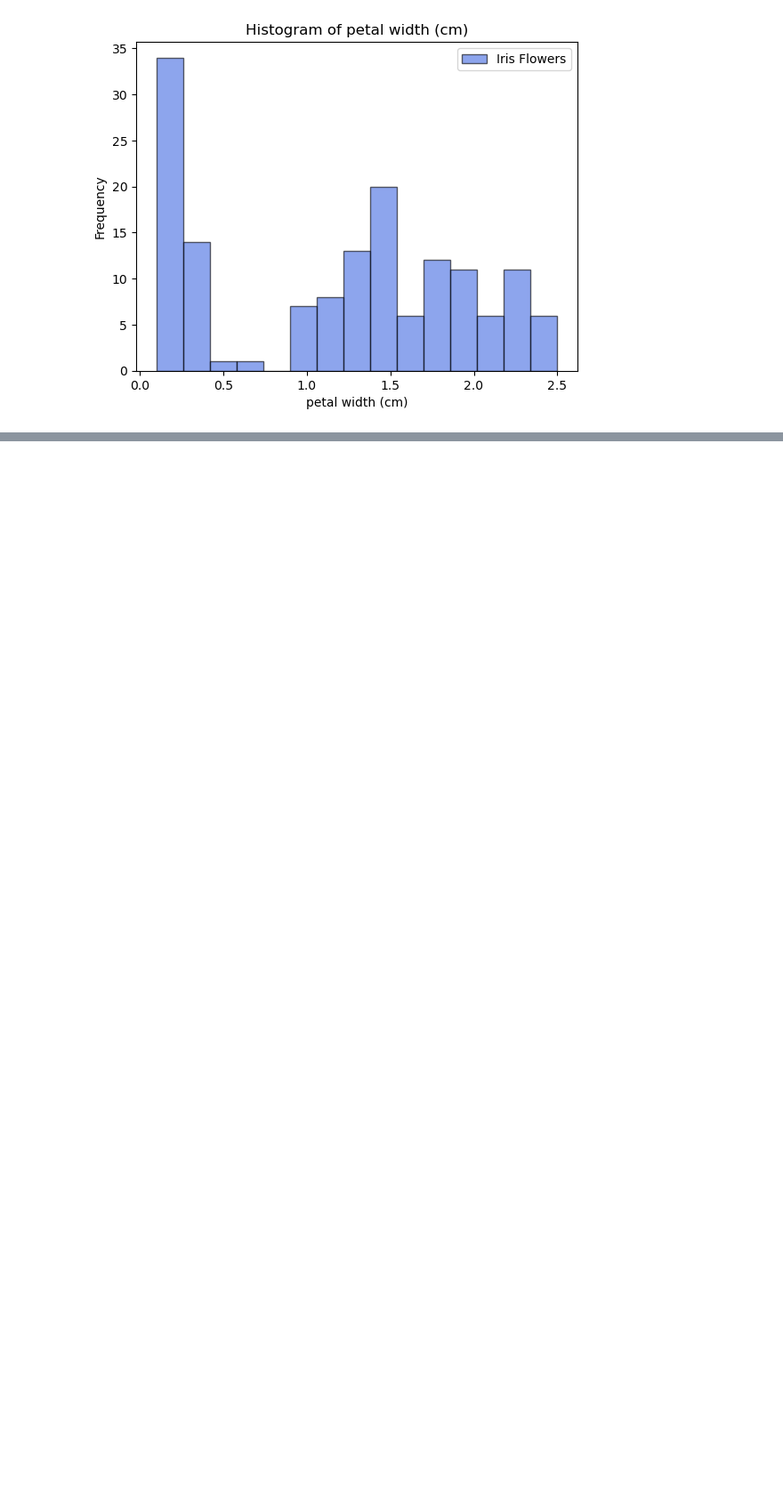
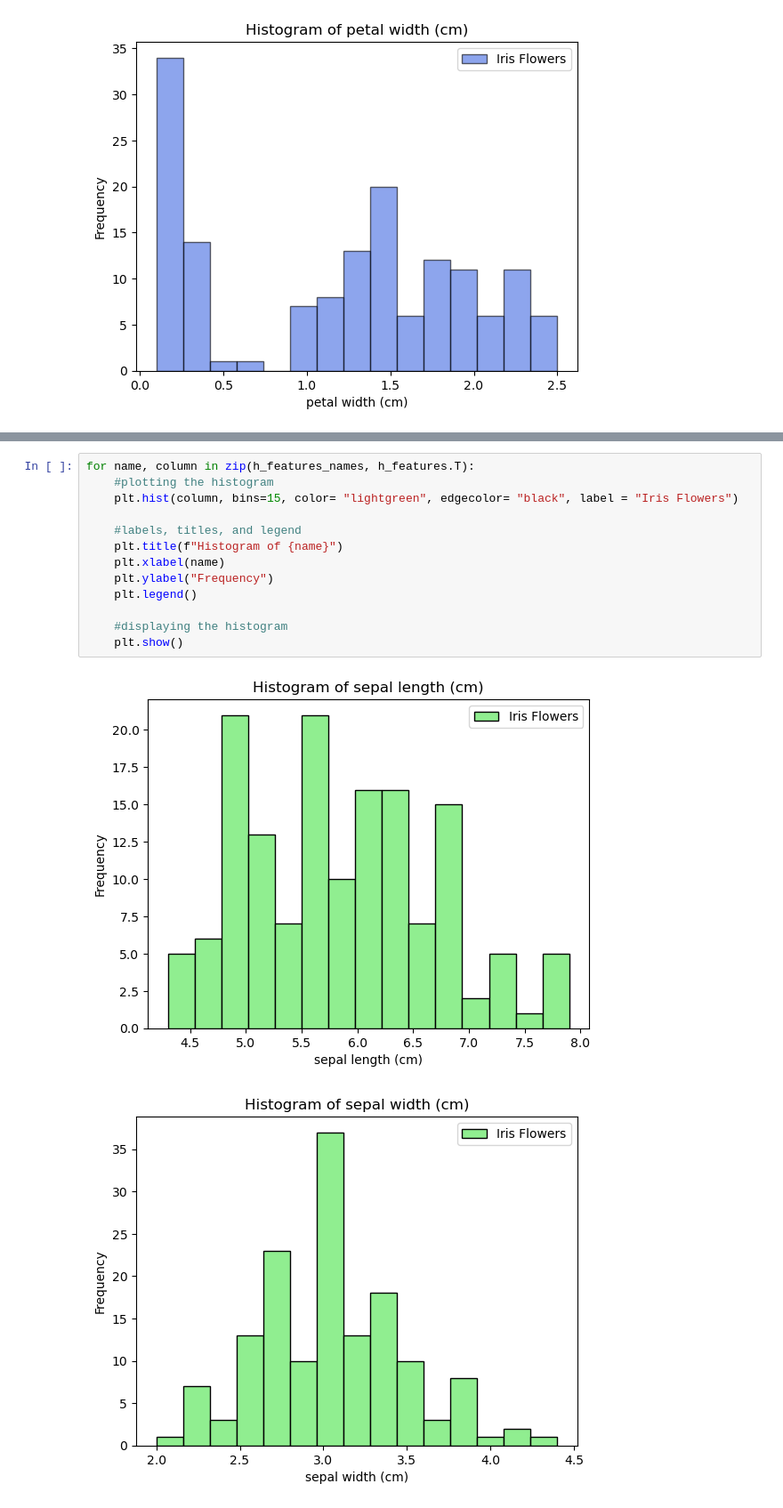
Before and after one commit to chavvy/pda-atu, a Jupyter notebook: tasks.ipynb, the cells around one changed output, grey strips where cells are left out. Shown: that part at 89% size. Cells and saved outputs as stored; diff of their text form; blank space fills up the shorter version.

```diff
--- a/tasks.ipynb
+++ b/tasks.ipynb
@@ -205,0 +210,16 @@ for r in range(h_features.shape[1]):
+# %%
+for name, column in zip(h_features_names, h_features.T):
+    #plotting the histogram
+    plt.hist(column, bins=15, color= "lightgreen", edgecolor= "black", label = "Iris Flowers")
+
+    #labels, titles, and legend
+    plt.title(f"Histogram of {name}")
+    plt.xlabel(name)
+    plt.ylabel("Frequency")
+    plt.legend()
+
+    #displaying the histogram
+    plt.show()
+# %% [output]
+[figure, added]
+[figure, added]
```
Also changed, not shown: parts of 2 cells of this notebook.
